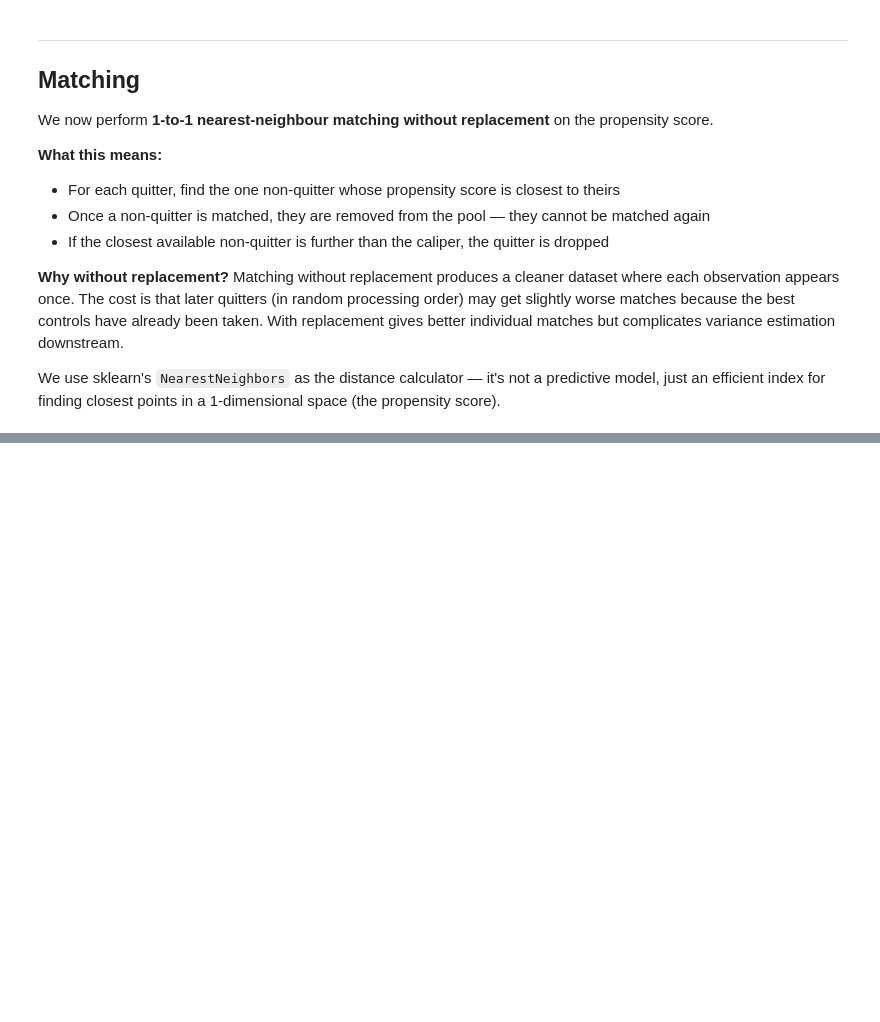
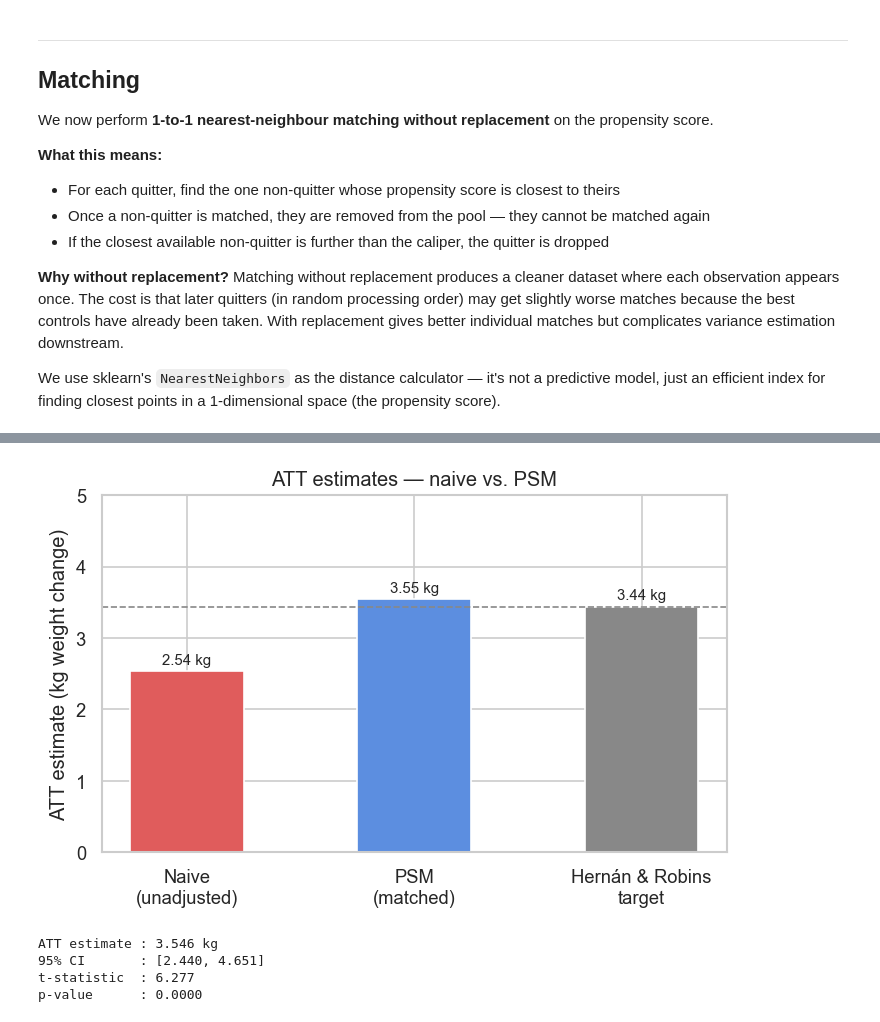
Before and after one commit to stringer-data/causal-inference-training, a Jupyter notebook: projects/11_propensity_score_matching_nhefs/notebooks/01_ingest.ipynb, the cells around one changed output, grey strips where cells are left out. Drawn from its saved outputs; the diff is of its cells as text; code cells hidden in the pictures; blank space fills up the shorter version.

```diff
--- a/projects/11_propensity_score_matching_nhefs/notebooks/01_ingest.ipynb
+++ b/projects/11_propensity_score_matching_nhefs/notebooks/01_ingest.ipynb
@@ -465,0 +720,47 @@ just an efficient index for finding closest points in a 1-dimensional space (the
+# %%
+fig, ax = plt.subplots(figsize=(6, 4))
+
+estimates = {
+    "Naive\n(unadjusted)": naive_att,
+    "PSM\n(matched)":      att_matched,
+    "Hernán & Robins\ntarget":          3.44,
+}
+
+colors = ["#e05c5c", "#5c8ee0", "#888888"]
+bars = ax.bar(estimates.keys(), estimates.values(), color=colors, width=0.5)
+
+ax.axhline(3.44, color="#888888", linewidth=1, linestyle="--")
+ax.set_ylabel("ATT estimate (kg weight change)")
+ax.set_title("ATT estimates — naive vs. PSM")
+ax.set_ylim(0, 5)
+
+for bar, val in zip(bars, estimates.values()):
+    ax.text(bar.get_x() + bar.get_width()/2, val + 0.1,
+            f"{val:.2f} kg", ha="center", fontsize=9)
+
+plt.tight_layout()
+plt.show()
+# %% [output]
+[figure, added]
+# %%
+from scipy import stats
+
+paired_diff = (
+    df_matched[df_matched[TREATMENT] == 1][OUTCOME].values -
+    df_matched[df_matched[TREATMENT] == 0][OUTCOME].values
+)
+
+t_stat, p_value = stats.ttest_1samp(paired_diff, popmean=0)
+
+ci_low  = paired_diff.mean() - 1.96 * paired_diff.std() / np.sqrt(len(paired_diff))
+ci_high = paired_diff.mean() + 1.96 * paired_diff.std() / np.sqrt(len(paired_diff))
+
+print(f"ATT estimate : {paired_diff.mean():.3f} kg")
+print(f"95% CI       : [{ci_low:.3f}, {ci_high:.3f}]")
+print(f"t-statistic  : {t_stat:.3f}")
+print(f"p-value      : {p_value:.4f}")
+# %% [output]
+ATT estimate : 3.546 kg
+95% CI       : [2.440, 4.651]
+t-statistic  : 6.277
+p-value      : 0.0000
```
Also changed, not shown: parts of 24 cells of this notebook.
